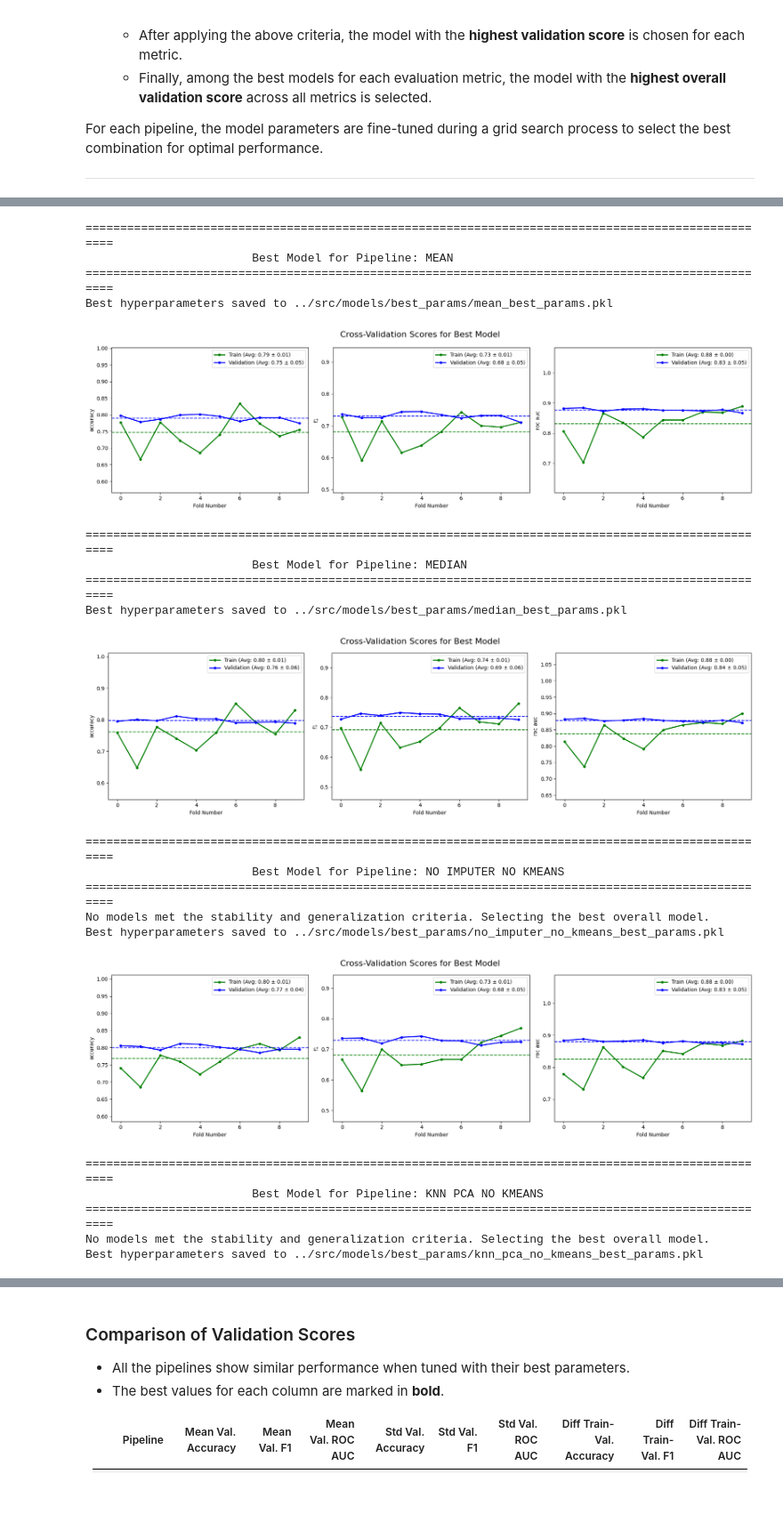
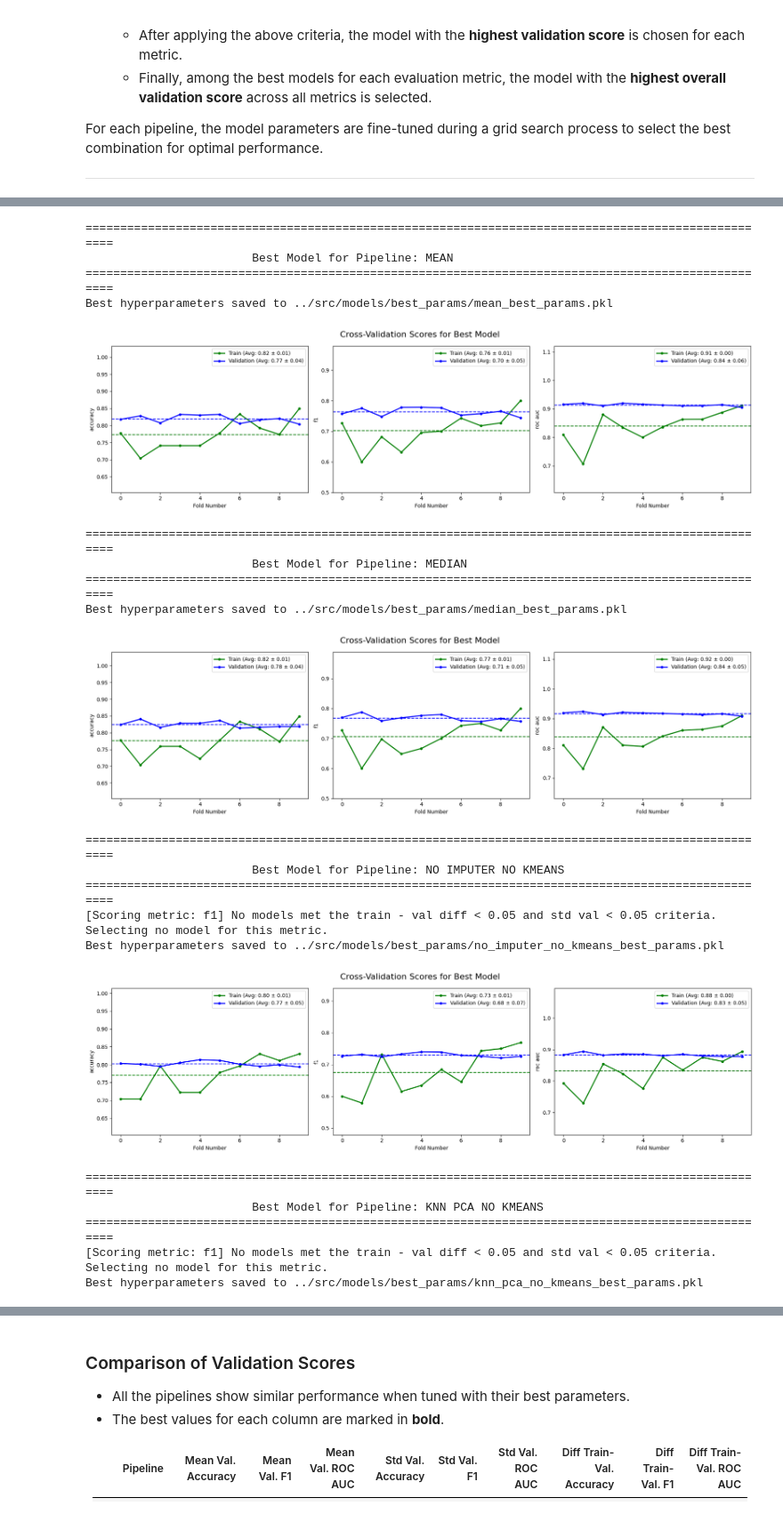
Before and after one commit to NaEberlein/ml_diabetes_predictor, a Jupyter notebook: notebooks/02_model_evaluation.ipynb, the cells around one changed output, grey strips where cells are left out. Shown at 89% size. Saved outputs shown, nothing was run; the diff lists cells and outputs as text; code cells hidden in the pictures.

```diff
--- a/notebooks/02_model_evaluation.ipynb
+++ b/notebooks/02_model_evaluation.ipynb
@@ -127,7 +127,8 @@ for pipeline_name, pipeline in pipeline_dict.items():
 
     try:
         # Determine the best model and the best hyperparameters for the current pipeline
-        best_params, best_model_scores = model_eval.determine_best_model(pipeline_name, grid_results_path, scoring_metrics_grid)
+        best_params, best_model_scores = model_eval.determine_best_model(pipeline_name, grid_results_path, scoring_metrics_grid,
+                                                                        score_diff_threshold = 0.05, std_test_threshold = 0.05)
 
         # If None is returned (no model found), skip this pipeline
         if best_params is None or best_model_scores is None:
@@ -166,21 +167,21 @@ Best hyperparameters saved to ../src/models/best_params/knn_best_params.pkl
 ====================================================================================================
                         Best Model for Pipeline: MEAN
 ====================================================================================================
 Best hyperparameters saved to ../src/models/best_params/mean_best_params.pkl
-[figure, old version]
+[figure, new version]
 ====================================================================================================
                         Best Model for Pipeline: MEDIAN
 ====================================================================================================
 Best hyperparameters saved to ../src/models/best_params/median_best_params.pkl
-[figure, old version]
+[figure, new version]
 ====================================================================================================
                         Best Model for Pipeline: NO IMPUTER NO KMEANS
 ====================================================================================================
-No models met the stability and generalization criteria. Selecting the best overall model.
+[Scoring metric: f1] No models met the train - val diff < 0.05 and std val < 0.05 criteria. Selecting no model for this metric.
 Best hyperparameters saved to ../src/models/best_params/no_imputer_no_kmeans_best_params.pkl
-[figure, old version]
+[figure, new version]
 ====================================================================================================
                         Best Model for Pipeline: KNN PCA NO KMEANS
 ====================================================================================================
-No models met the stability and generalization criteria. Selecting the best overall model.
+[Scoring metric: f1] No models met the train - val diff < 0.05 and std val < 0.05 criteria. Selecting no model for this metric.
 Best hyperparameters saved to ../src/models/best_params/knn_pca_no_kmeans_best_params.pkl
```
Also changed, not shown: parts of 5 cells of this notebook.
